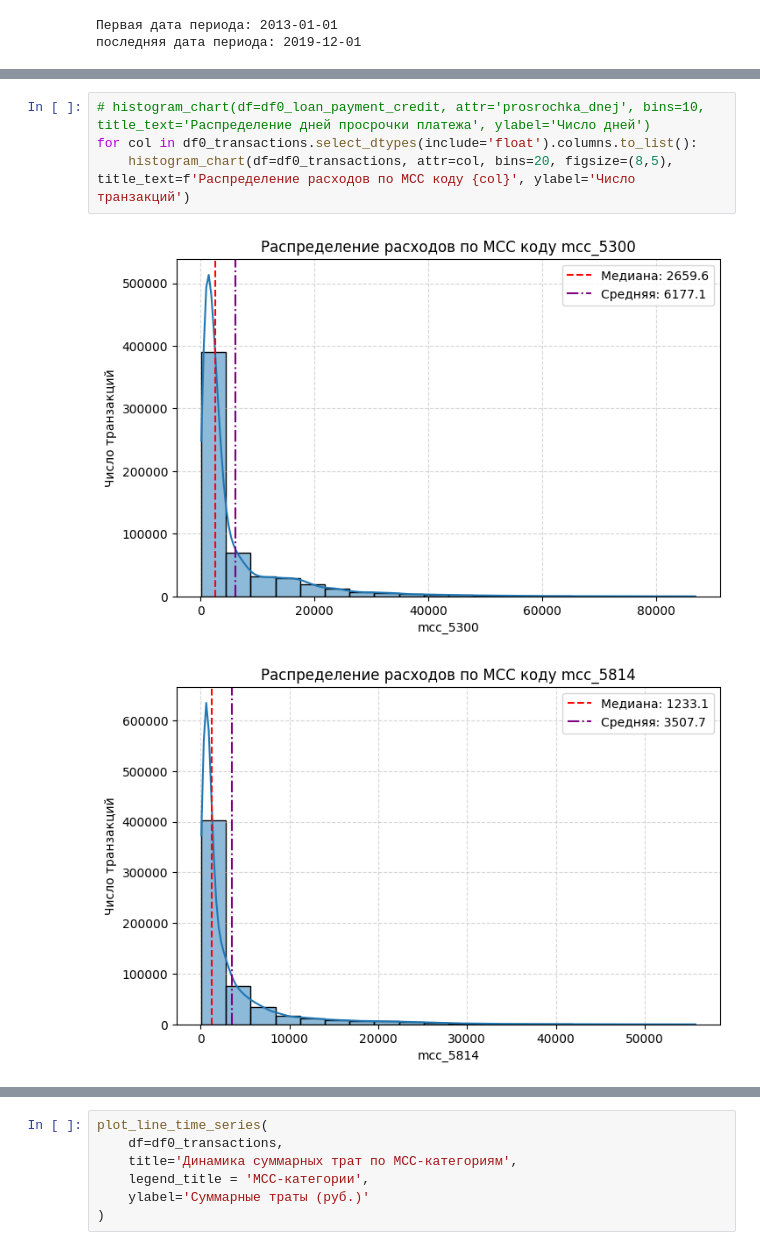
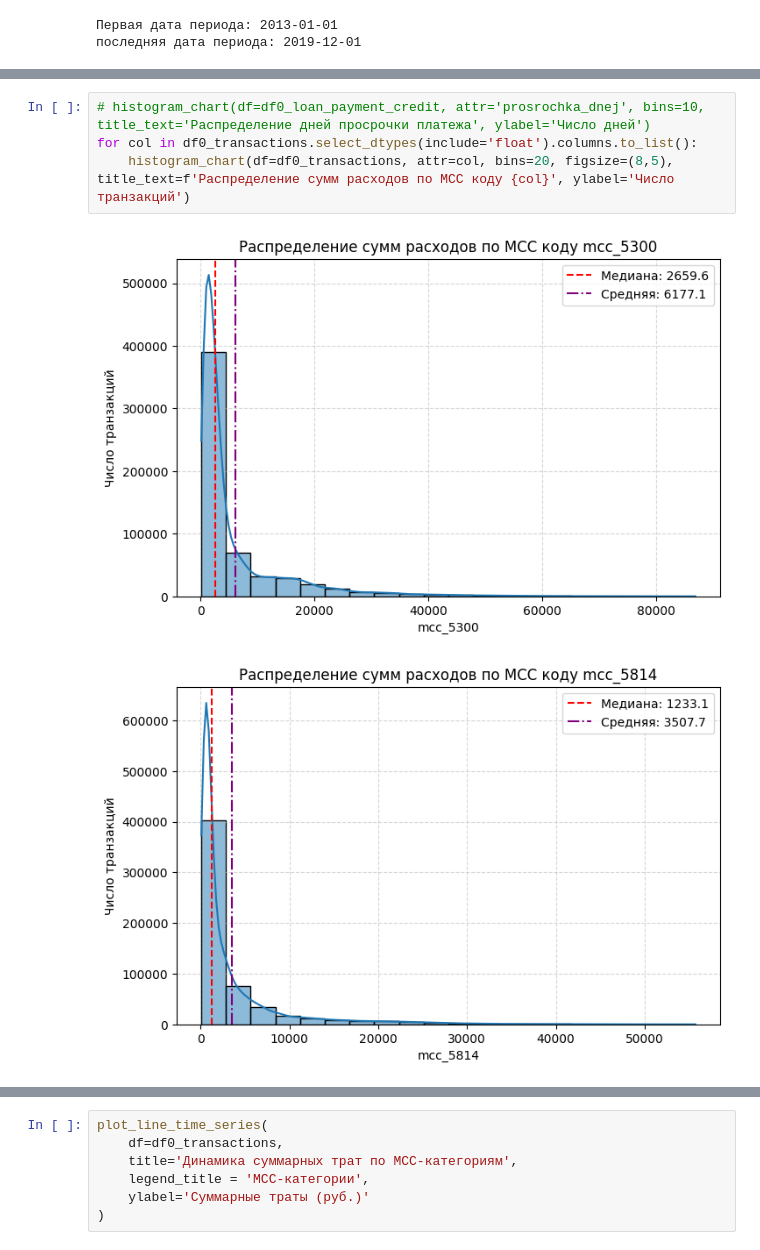
Before and after one commit to TemaQDX/sprint_15_project_behavioral_scoring, a Jupyter notebook: sprint_15_project_behavioral_scoring_Artem_Burov.ipynb, the cells around one changed output, grey strips where cells are left out. Saved outputs shown, nothing was run; the diff lists cells and outputs as text.

```diff
--- a/sprint_15_project_behavioral_scoring_Artem_Burov.ipynb
+++ b/sprint_15_project_behavioral_scoring_Artem_Burov.ipynb
@@ -1046,7 +1120,7 @@ df0_transactions.describe()
 # %%
 # histogram_chart(df=df0_loan_payment_credit, attr='prosrochka_dnej', bins=10, title_text='Распределение дней просрочки платежа', ylabel='Число дней')
 for col in df0_transactions.select_dtypes(include='float').columns.to_list():
-    histogram_chart(df=df0_transactions, attr=col, bins=20, figsize=(8,5), title_text=f'Распределение расходов по МСС коду {col}', ylabel='Число транзакций')
+    histogram_chart(df=df0_transactions, attr=col, bins=20, figsize=(8,5), title_text=f'Распределение сумм расходов по МСС коду {col}', ylabel='Число транзакций')
 # %% [output]
-[figure, old version]
+[figure, new version]
-[figure, old version]
+[figure, new version]
```
Also changed, not shown: parts of 12 cells of this notebook.
